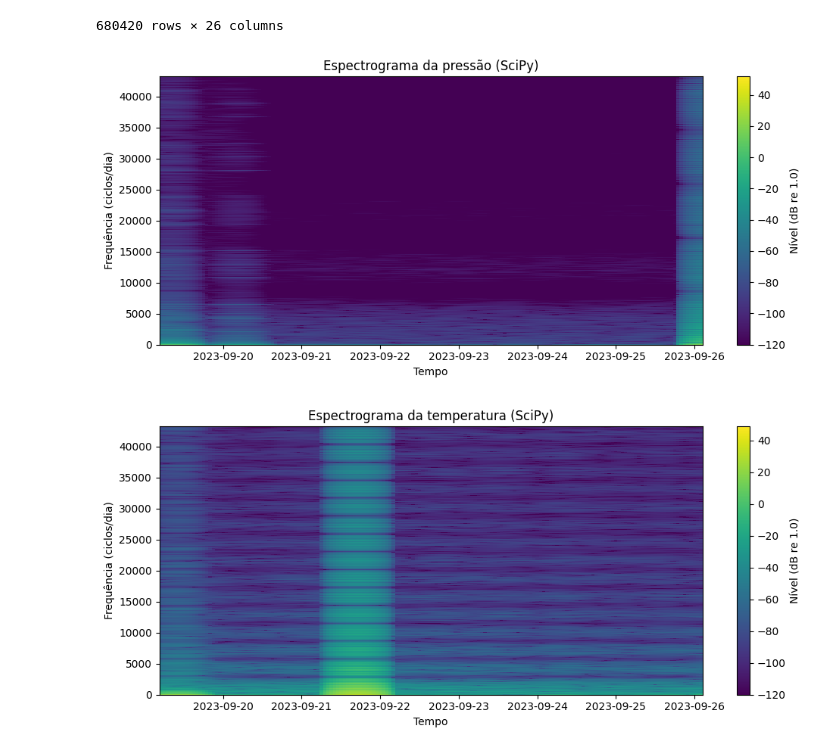
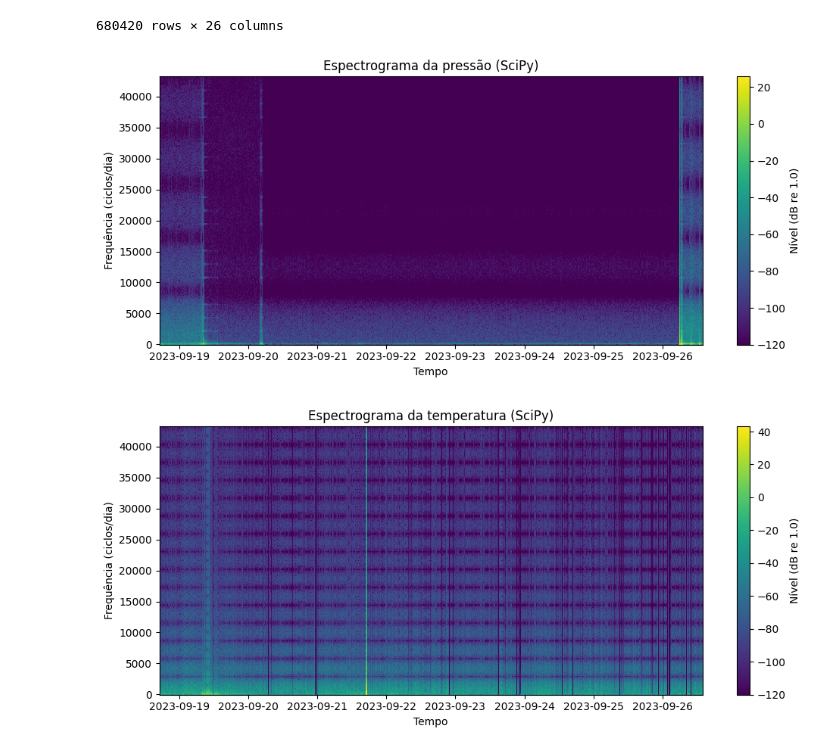
Before and after one commit to natmourajr/CPE883-2025-02, a Jupyter notebook: experiments/3W/timecaps/timecaps.ipynb, the cells around one changed output. Cells and saved outputs as stored; diff of their text form; code cells hidden in the pictures.

```diff
--- a/experiments/3W/timecaps/timecaps.ipynb
+++ b/experiments/3W/timecaps/timecaps.ipynb
@@ -4,10 +4,10 @@ import debugpy; debugpy.listen(("0.0.0.0", 5678))
 ('0.0.0.0', 5678)
 # %%
 import sys
-sys.path.append("CPE883-2025-02/models/")
-sys.path.append("CPE883-2025-02/dataloaders/3W/")
+sys.path.append("3W/CPE883-2025-02/models/")
+sys.path.append("3W/CPE883-2025-02/dataloaders/3W/")
 sys.path.append("/3W")
-path = "CPE883-2025-02/experiments/3W/timecaps/"
+path = "3W/CPE883-2025-02/experiments/3W/timecaps/"
 # %%
 #import importlib
 #importlib.reload(sys.modules['timeCaps.spectogram'])
@@ -52,10 +52,10 @@ plt.xlabel("Tempo (s)"); plt.ylabel("Frequência (Hz)"); plt.colorbar(label="dB"
 from loader import Loader3W
 # %%
 ld = Loader3W()
-ld.get_ids_from_wells_with_event_type([8])
-ld.extract_stats(['ABER-CKP', 'P-ANULAR', 'P-PDG','P-TPT','T-MON-CKP','T-PDG','T-TPT'])
-ld.save_stats(path+'stats.pkl')
-#ld.load_stats(path+'stats.pkl')
+#ld.get_ids_from_wells_with_event_type([8])
+#ld.extract_stats(['ABER-CKP', 'P-ANULAR', 'P-PDG','P-TPT','T-MON-CKP','T-PDG','T-TPT'])
+#ld.save_stats(path+'stats.pkl')
+ld.load_stats(path+'stats.pkl')
 # %%
 s=ld.preprocess()
 s = s.send(None)  # Get first item from generator
@@ -79,7 +79,7 @@ s
 # %%
 %matplotlib inline
 f_cpd, t_dt, Z, meta = spectrogram_temperature_scipy(
-    s['P-TPT'], win="1D", hop="1H", window="hann", scaling="density", to_db=True
+    s['P-TPT'], win="15M", hop="3M", window="hann", scaling="density", to_db=True
 )
 
 plt.figure(figsize=(10, 4.5))
@@ -92,21 +92,21 @@ plt.colorbar(mesh, label=cbar_label)
 plt.tight_layout()
 plt.show()
 # %% [output]
-[figure, old version]
+[figure, new version]
 # %%
 %matplotlib inline
 f_cpd, t_dt, Z, meta = spectrogram_temperature_scipy(
-    s['T-MON-CKP'], win="1D", hop="1H", window="hann", scaling="density", to_db=True
+    s['T-MON-CKP'], win="15M", hop="3M", window="hann", scaling="density", to_db=True
 )
 
 plt.figure(figsize=(10, 4.5))
 mesh = plt.pcolormesh(t_dt, f_cpd, Z, shading="auto")
 plt.ylabel("Frequência (ciclos/dia)")
 plt.xlabel("Tempo")
 plt.title("Espectrograma da temperatura (SciPy)")
 cbar_label = "Nível (dB re 1.0)" if meta["to_db"] else "PSD (unidade²/Hz)"
 plt.colorbar(mesh, label=cbar_label)
 plt.tight_layout()
 plt.show()
 # %% [output]
-[figure, old version]
+[figure, new version]
```
